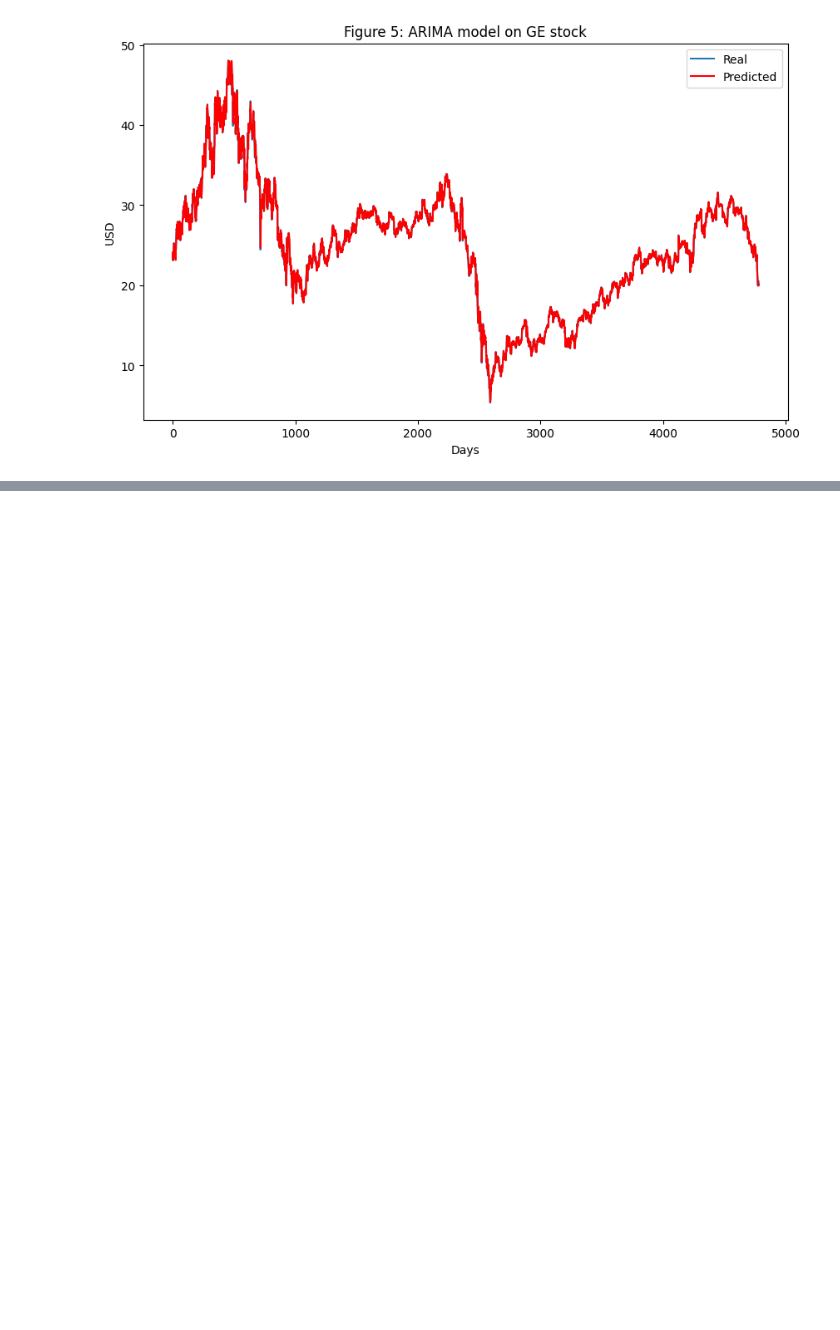
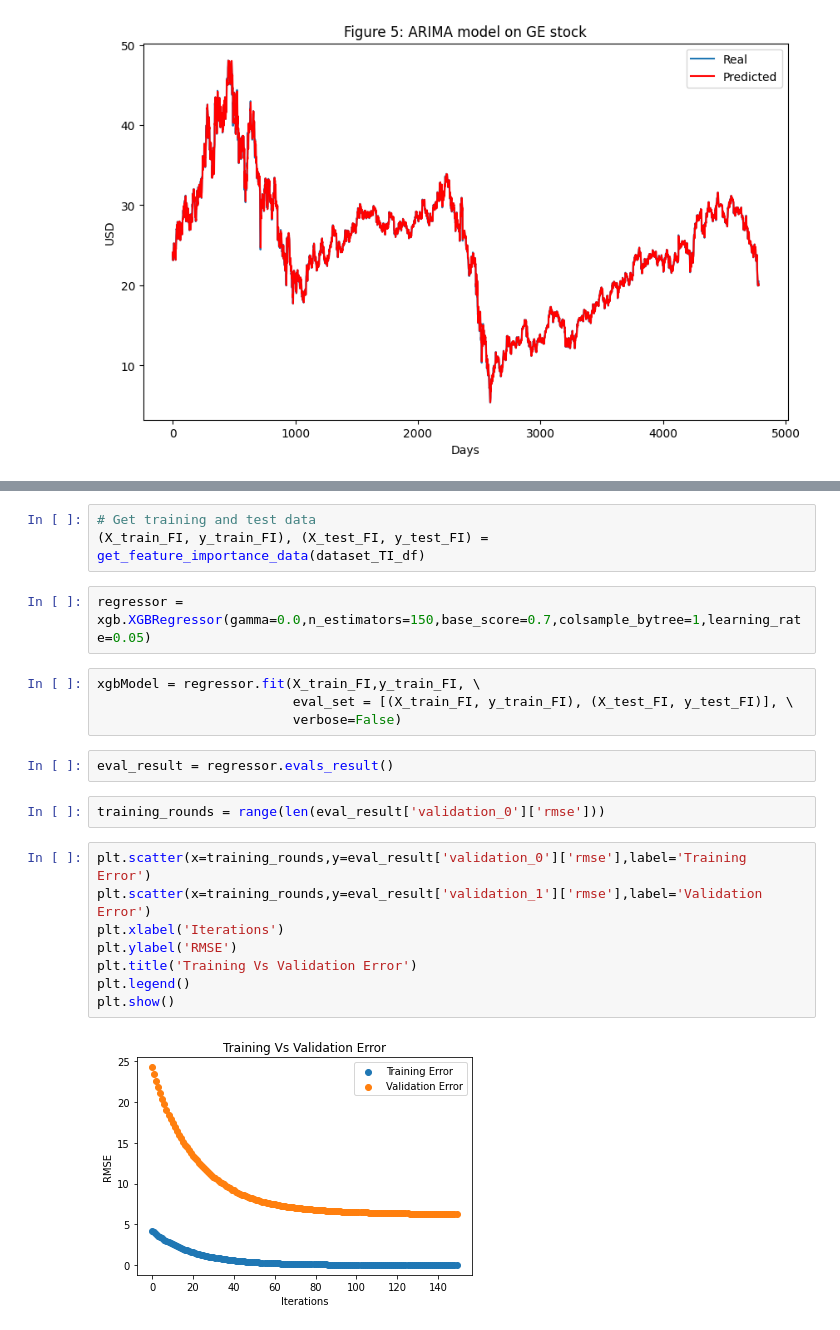
Before and after one commit to adnaneaabbar/stock-trading-system, a Jupyter notebook: Testing_Optimized_Methods_On_Large_Data.ipynb, the cells around one changed output, grey strips where cells are left out. Cells and saved outputs as stored; diff of their text form; blank space fills up the shorter version.

```diff
--- a/Testing_Optimized_Methods_On_Large_Data.ipynb
+++ b/Testing_Optimized_Methods_On_Large_Data.ipynb
@@ -255,0 +278,23 @@ plt.show()
+# %%
+# Get training and test data
+(X_train_FI, y_train_FI), (X_test_FI, y_test_FI) = get_feature_importance_data(dataset_TI_df)
+# %%
+regressor = xgb.XGBRegressor(gamma=0.0,n_estimators=150,base_score=0.7,colsample_bytree=1,learning_rate=0.05)
+# %%
+xgbModel = regressor.fit(X_train_FI,y_train_FI, \
+                         eval_set = [(X_train_FI, y_train_FI), (X_test_FI, y_test_FI)], \
+                         verbose=False)
+# %%
+eval_result = regressor.evals_result()
+# %%
+training_rounds = range(len(eval_result['validation_0']['rmse']))
+# %%
+plt.scatter(x=training_rounds,y=eval_result['validation_0']['rmse'],label='Training Error')
+plt.scatter(x=training_rounds,y=eval_result['validation_1']['rmse'],label='Validation Error')
+plt.xlabel('Iterations')
+plt.ylabel('RMSE')
+plt.title('Training Vs Validation Error')
+plt.legend()
+plt.show()
+# %% [output]
+[figure, added]
```
Also changed, not shown: parts of 13 cells of this notebook.
